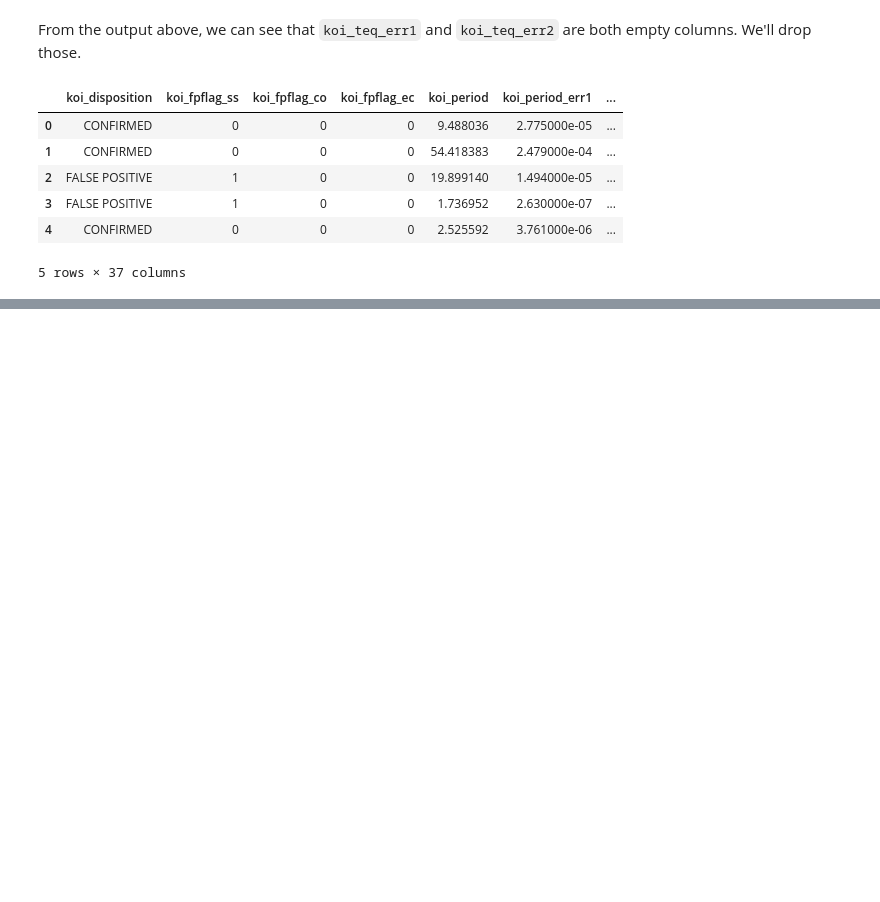
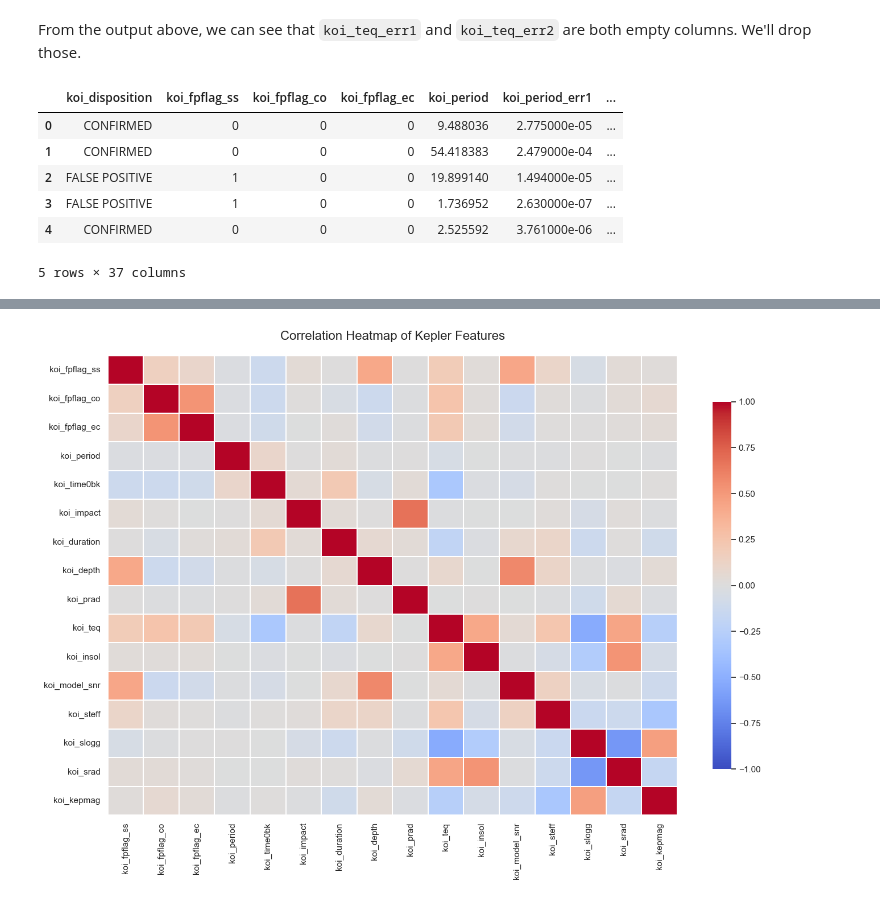
Before and after one commit to lily-swan/DS-9000-project, a Jupyter notebook: analysis.ipynb, the cells around one changed output, grey strips where cells are left out. Cells and saved outputs as stored; diff of their text form; code cells hidden in the pictures; blank space fills up the shorter version.

```diff
--- a/analysis.ipynb
+++ b/analysis.ipynb
@@ -390,0 +261,26 @@ plt.show()
+# %%
+df = df.loc[:, ~df.columns.str.contains('err', case=False)]
+
+numeric_df = df.select_dtypes(include=['float64', 'int64'])
+
+corr_matrix = numeric_df.corr(method='pearson')
+
+plt.figure(figsize=(14, 10))
+sns.set(style="white")
+
+heatmap = sns.heatmap(
+    corr_matrix,
+    cmap='coolwarm',
+    vmin=-1, vmax=1,
+    annot=False,
+    linewidths=0.3,
+    cbar_kws={"shrink": .8}
+)
+
+
+plt.title('Correlation Heatmap of Kepler Features', fontsize=16, pad=20)
+
+plt.tight_layout()
+plt.show()
+# %% [output]
+[figure, added]
```
Also changed, not shown: parts of 18 cells of this notebook.
